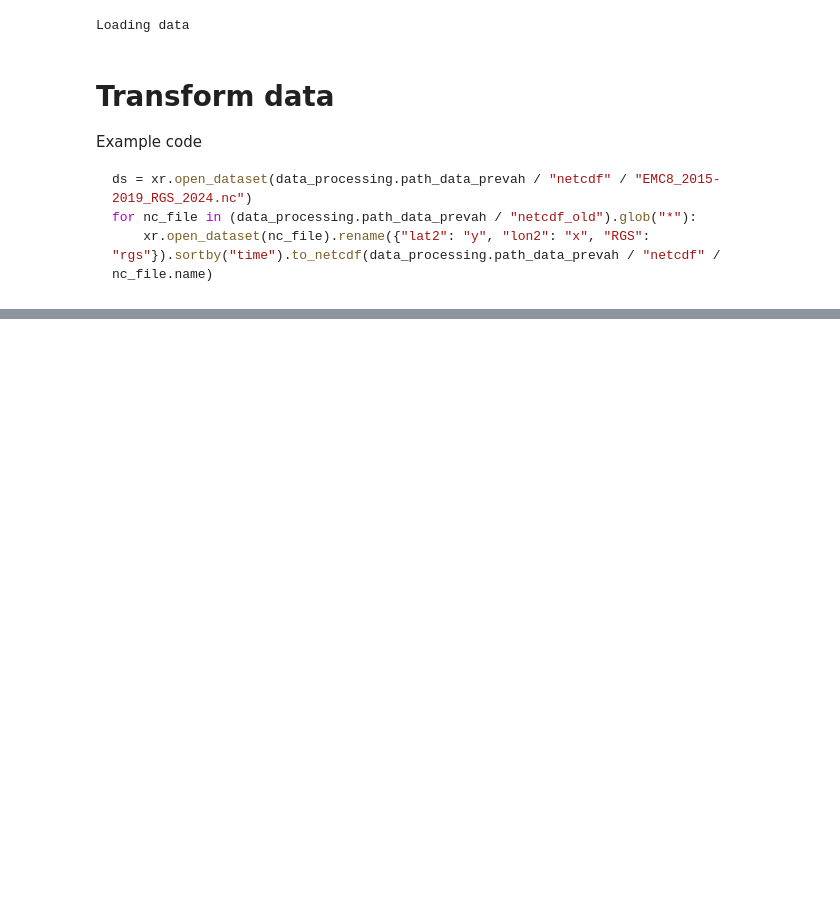
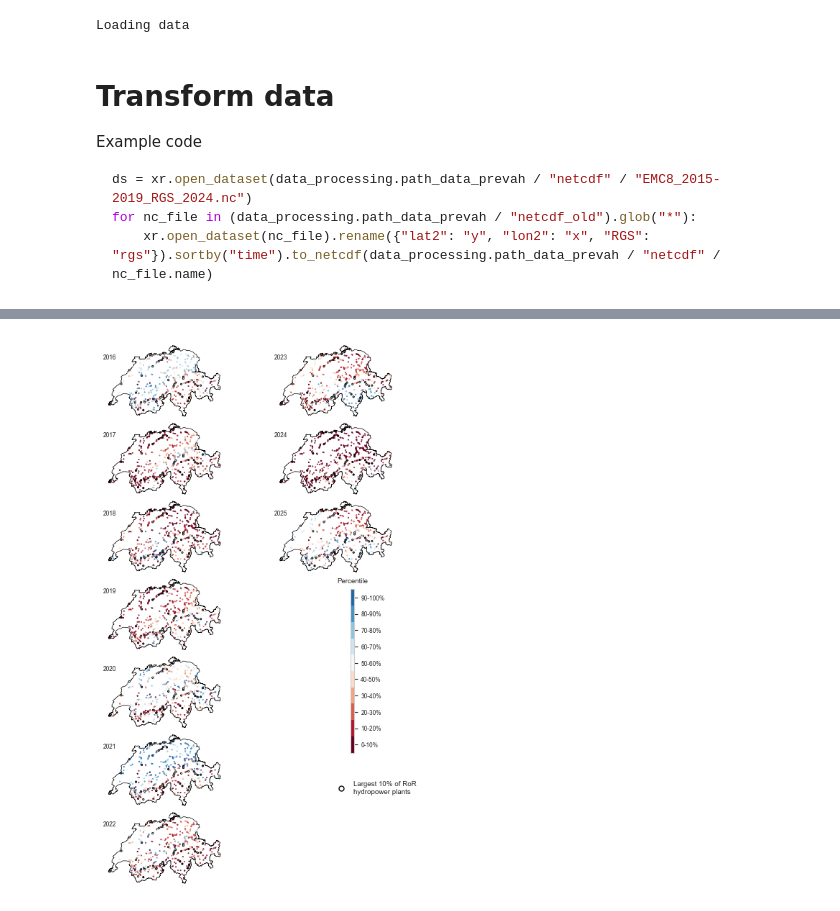
Before and after one commit to yasserhaddad/Clim2RoR-CH, a Jupyter notebook: notebooks/megadrought_processing_analysis.ipynb, the cells around one changed output, grey strips where cells are left out. Cells and saved outputs as stored; diff of their text form; code cells hidden in the pictures; blank space fills up the shorter version.

```diff
--- a/notebooks/megadrought_processing_analysis.ipynb
+++ b/notebooks/megadrought_processing_analysis.ipynb
@@ -83,6 +114,12 @@ df_historical_data = pd.read_csv(path_data / "energy" / "ogd35_schweizerische_el
+# %%
+## Load hydropower production (with simplified efficiency and with/without beta coefficient)
+ds_hydropower_generation_megadrought = xr.open_dataset(path_data_hydro_megadrought / "hydropower_generation" / "ds_prevah_500_hydropower_production_ror_simplified_efficiency.nc").rename({"gen": "hp_no_beta"}).load()
+df_hydropower_production_megadrought_params = pd.read_csv(path_data_hydro_megadrought / "hydropower_generation" / "ds_prevah_500_hydropower_production_ror_parameters.csv")
+df_hydropower_production_megadrought_params.loc[df_hydropower_production_megadrought_params["Expected yearly generation"] == 0, "Expected yearly generation"] = \
+    df_hydropower_production_megadrought_params[df_hydropower_production_megadrought_params["Expected yearly generation"] == 0].apply(lambda row: round(row["Capacity"] * 365 * 24 * 1e-6, 2), axis=1)
 # %%
 monthly_bias_correction_factors = (
-    xr.open_dataset(path_data_hydro / "hydropower_generation" / "ds_prevah_500_hydropower_production_ror_simplified_efficiency_monthly_bias_correction_factors.nc")
+    xr.open_dataset(path_data_hydro_megadrought / "hydropower_generation" / "ds_prevah_500_hydropower_production_ror_simplified_efficiency_monthly_bias_correction_factors.nc")
       .bias_correction_factor.load()
       .sel(time=pd.date_range(start="01-01-1992", end="12-01-1992", freq="MS")).values
 )
@@ -122,0 +174,9 @@ national_analysis.aggregate_reference_seasonal_estimated_generation()
+# %%
+national_analysis_megadrought.plot_quantile_maps(yearly=True,
+                                                 variable_name="hp_no_beta",
+                                                 nb_plots_col=7,
+                                                 with_decade_visualization=False,
+                                                 save=False,
+                                                 with_operation_start=False)
+# %% [output]
+[figure, added]
```
Also changed, not shown: parts of 22 cells of this notebook, 10 other files.
